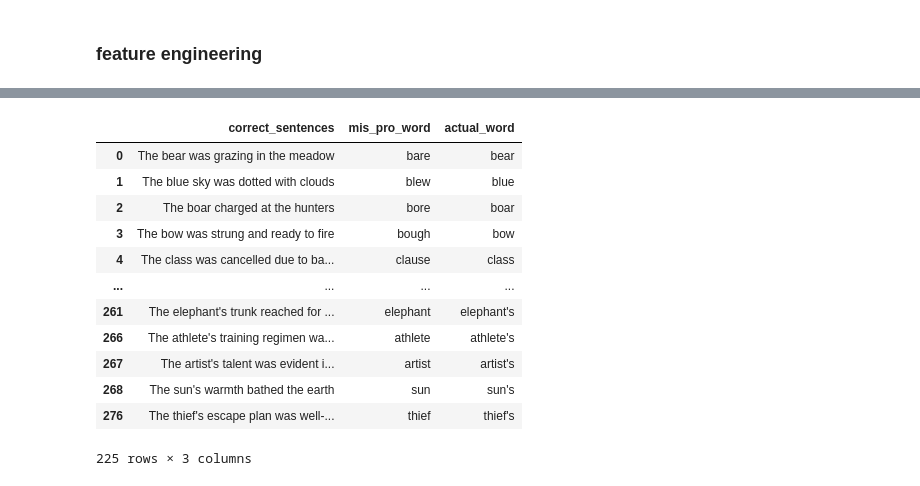
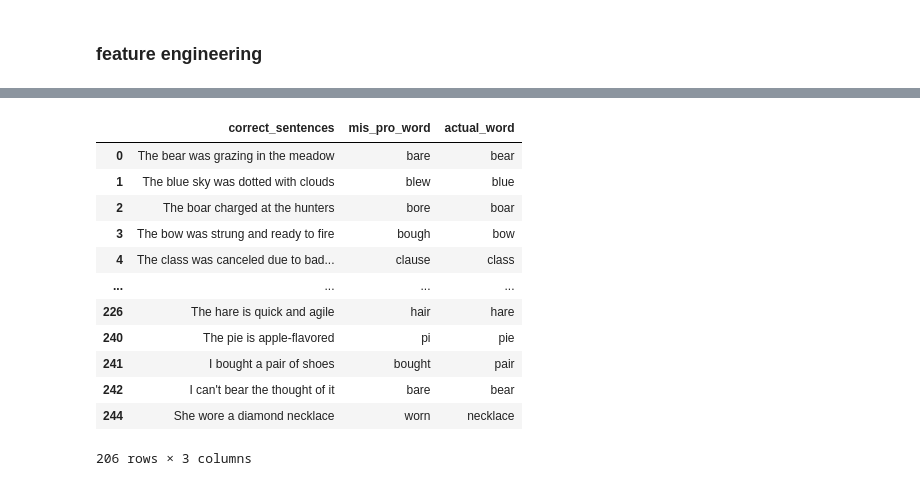
Before and after one commit to bhaskar112car/detect-and-correct-mis-pronounced-words-in-sentences-using-TensorFlow-python-, a Jupyter notebook: detect and correct mis-pronounced words in sentences using TensorFlow python .ipynb, the cells around one changed output, grey strips where cells are left out. Drawn from its saved outputs; the diff is of its cells as text; code cells hidden in the pictures.

```diff
--- a/detect and correct mis-pronounced words in sentences using TensorFlow python .ipynb
+++ b/detect and correct mis-pronounced words in sentences using TensorFlow python .ipynb
@@ -36,20 +51,21 @@ ls
 # %%
-file_path = r'text data 500 correct sentences.txt'
+file_path = r'2 test data 500 correct sentences.txt'
 with open(file_path, 'r') as f:
     lines = f.readlines()
 # %%
 correct_sentences=[]
 mis_pro_word=[]
-text_dict=dict()
+actual_word=[]
+dict_from_text=dict()
 for line in lines:
     correct_sentences.append(line.split('.')[1])
-    mis_pro_word.append(line.split('.')[2].replace('\n','').replace('(','').replace(')',''))
-    text_dict['correct_sentences']=correct_sentences
-    text_dict['mis_pro_word']=mis_pro_word
-#     text_dict['actual_word']=line.split('.')
+    mis_pro_word.append(line.split('.')[2].replace('\n','').replace('(','').replace(')','').split(',')[0])
+    actual_word.append(line.split('.')[2].replace('\n','').replace('(','').replace(')','').split(',')[-1])
+    dict_from_text['correct_sentences']=correct_sentences
+    dict_from_text['mis_pro_word']=mis_pro_word
+    dict_from_text['actual_word']=actual_word
 
-text_df=pd.DataFrame(text_dict)
-text_df['actual_word']=text_df['correct_sentences'].apply(lambda x:x.split(' ')[2])
+text_df=pd.DataFrame(dict_from_text)
 text_df
 # %% [output]
 |  | correct_sentences | mis_pro_word | actual_word |
@@ -68,2 +84,7 @@ text_df
 # %% [markdown]
 ### feature engineering
+# %%
+text_df['actual_word']=text_df['actual_word'].apply(lambda x:x.strip(' '))
+text_df['mis_pro_word']=text_df['mis_pro_word'].apply(lambda x:x.strip(' '))
+text_df['correct_sentences']=text_df['correct_sentences'].apply(lambda x:x.strip(' '))
+text_df
@@ -70,19 +105,20 @@ text_df
 # %%
 # remove duplicate rows
 text_df.drop_duplicates(inplace=True)
+text_df.to_csv('text_df.csv')
 text_df
 # %% [output]
 |  | correct_sentences | mis_pro_word | actual_word |
 | 0 | The bear was grazing in the meadow | bare | bear |
 | 1 | The blue sky was dotted with clouds | blew | blue |
 | 2 | The boar charged at the hunters | bore | boar |
 | 3 | The bow was strung and ready to fire | bough | bow |
-| 4 | The class was cancelled due to ba... | clause | class |
+| 4 | The class was canceled due to bad... | clause | class |
 | ... | ... | ... | ... |
-| 261 | The elephant's trunk reached for ... | elephant | elephant's |
-| 266 | The athlete's training regimen wa... | athlete | athlete's |
-| 267 | The artist's talent was evident i... | artist | artist's |
-| 268 | The sun's warmth bathed the earth | sun | sun's |
-| 276 | The thief's escape plan was well-... | thief | thief's |
+| 226 | The hare is quick and agile | hair | hare |
+| 240 | The pie is apple-flavored | pi | pie |
+| 241 | I bought a pair of shoes | bought | pair |
+| 242 | I can't bear the thought of it | bare | bear |
+| 244 | She wore a diamond necklace | worn | necklace |
-225 rows × 3 columns
+206 rows × 3 columns
 # %%
```
Also changed, not shown: parts of 20 cells of this notebook, 3 other files.
